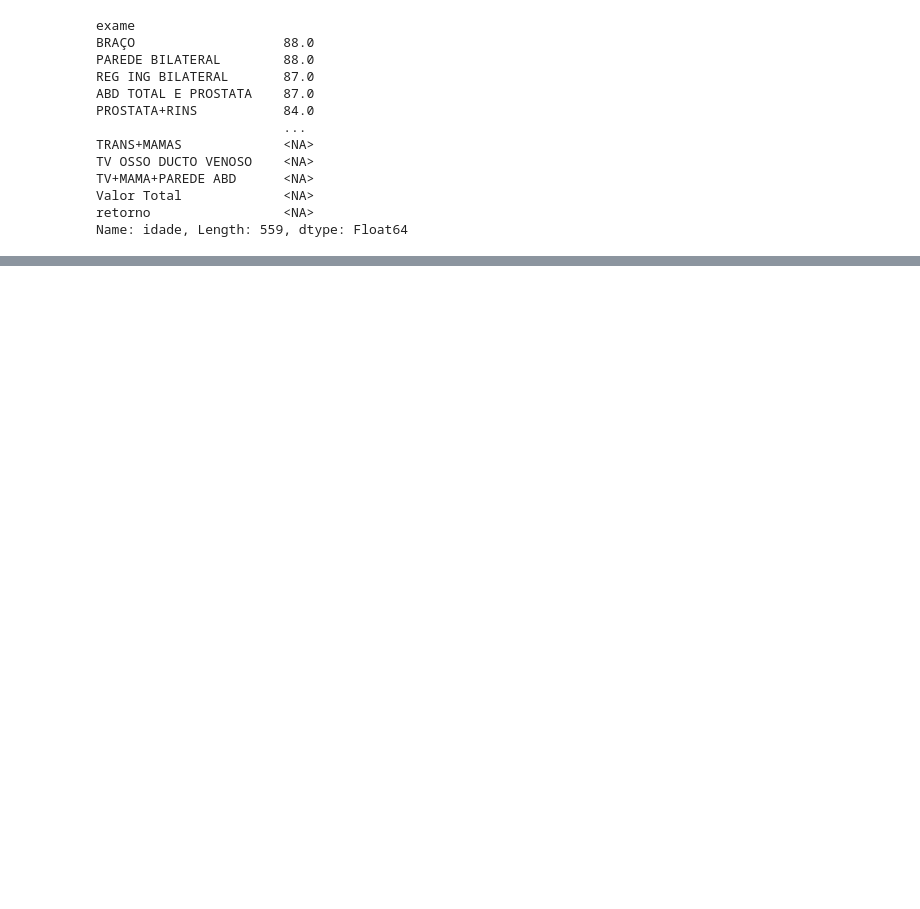
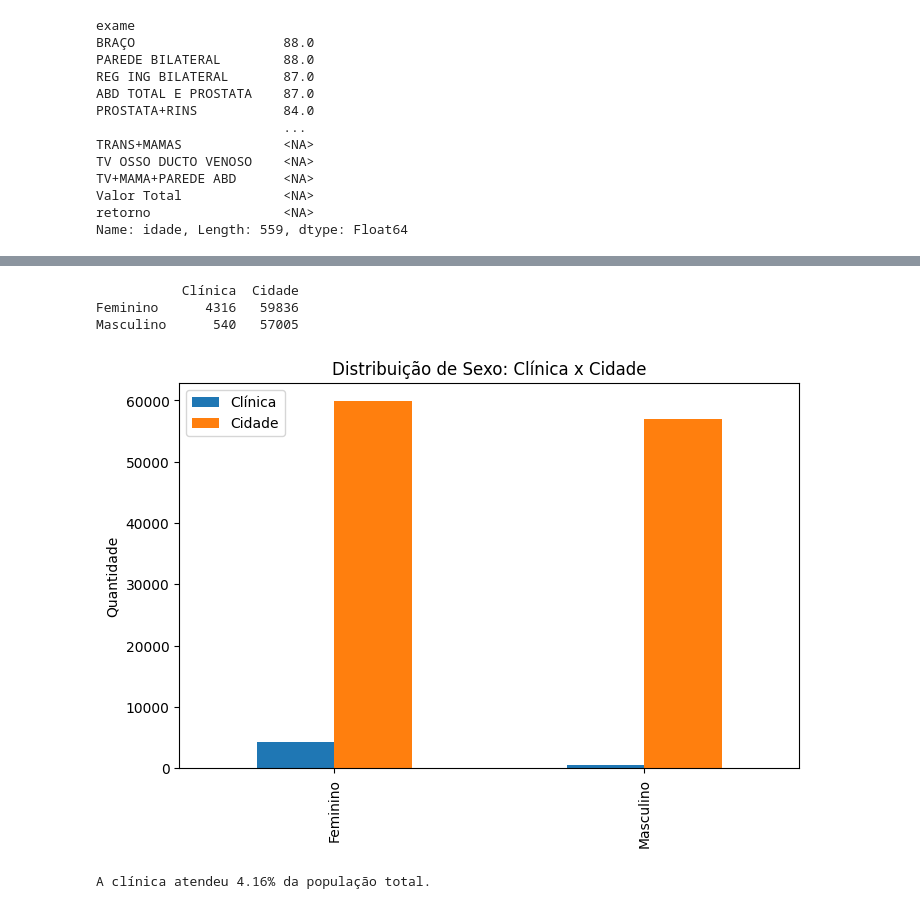
Before and after one commit to BarbaraFSM/analise_pacientes_ultra, a Jupyter notebook: analiseUltrassonografia.ipynb, the cells around one changed output, grey strips where cells are left out. Saved outputs shown, nothing was run; the diff lists cells and outputs as text; code cells hidden in the pictures; blank space fills up the shorter version.

Commit message:
clínica x cidade

```diff
--- a/analiseUltrassonografia.ipynb
+++ b/analiseUltrassonografia.ipynb
@@ -258,4 +262,5 @@ plt.show()
 # %%
+df['data'] = pd.to_datetime(df['data'], errors='coerce')
 df['mes_exame'] = df['data'].dt.to_period('M')
 df.groupby('mes_exame').size().plot(kind='line', marker='o', figsize=(12,5), title='Número de Exames por Mês')
 plt.show()
@@ -324,0 +330,52 @@ plt.show()
+# %%
+cidade = pd.read_csv("dados_cidade.csv")
+pop_total = cidade.loc[0, 'pop_total_2022']
+pop_masc = cidade.loc[0, 'pop_masculino']
+pop_fem = cidade.loc[0, 'pop_feminino']
+razao_sexo = cidade.loc[0, 'razao_sexo']
+densidade = cidade.loc[0, 'densidade_2022']
+pib_pc = cidade.loc[0, 'pib_per_capita_2021']
+pop0_14 = cidade.loc[0, 'pop_0_14']
+
+
+nasc_vivo = abs(int(cidade.loc[0, 'nascidos_vivos']))
+
+obt_1 = abs(int(cidade.loc[0, 'obitos_menor_1']))
+
+tmi = ( obt_1 / nasc_vivo) * 1000
+tmi_round = round(tmi)
+# %%
+# Comparação de sexo: clínica x cidade
+sexo_clinica = df['sexo'].value_counts()
+
+sexo_cidade = pd.Series({
+    'Feminino': pop_fem,
+    'Masculino': pop_masc
+})
+
+comparacao_sexo = pd.DataFrame({
+    'Clínica': sexo_clinica,
+    'Cidade': sexo_cidade
+})
+
+print(comparacao_sexo)
+
+comparacao_sexo.plot(
+    kind='bar',
+    figsize=(8,5),
+    title='Distribuição de Sexo: Clínica x Cidade'
+)
+plt.ylabel("Quantidade")
+plt.show()
+# %% [output]
+           Clínica  Cidade
+Feminino      4316   59836
+Masculino      540   57005
+[figure, added]
+# %%
+total_exames = len(df)
+percentual_atendido = (total_exames / pop_total) * 100
+
+print(f"A clínica atendeu {percentual_atendido:.2f}% da população total.")
+# %% [output]
+A clínica atendeu 4.16% da população total.
```
Also changed, not shown: parts of 20 cells of this notebook.
